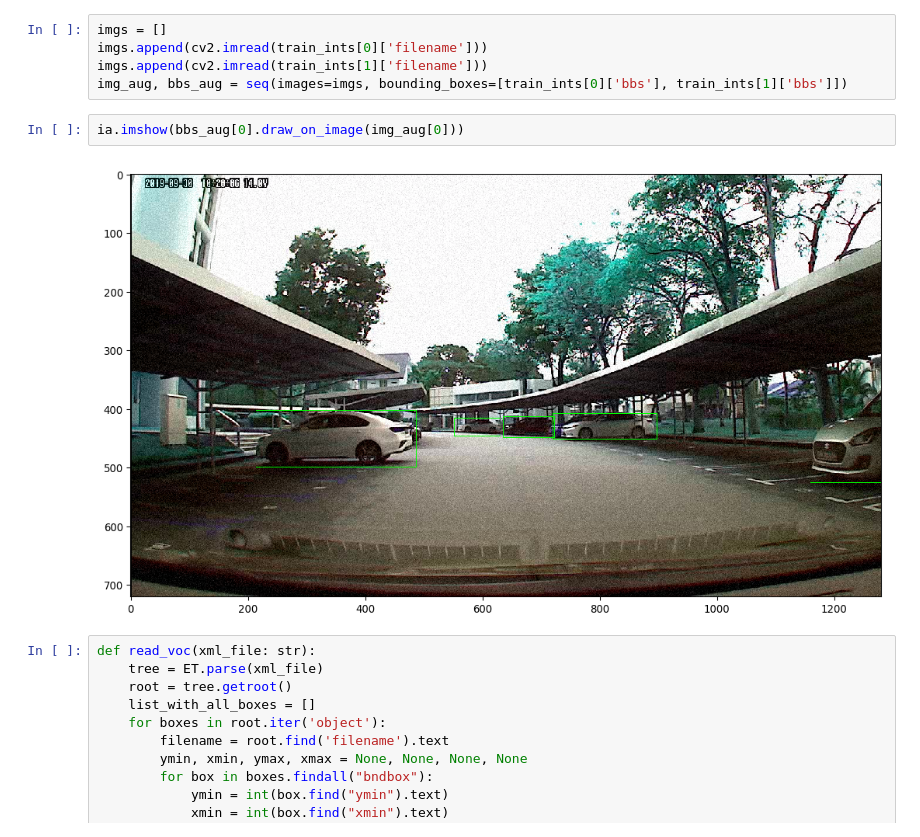
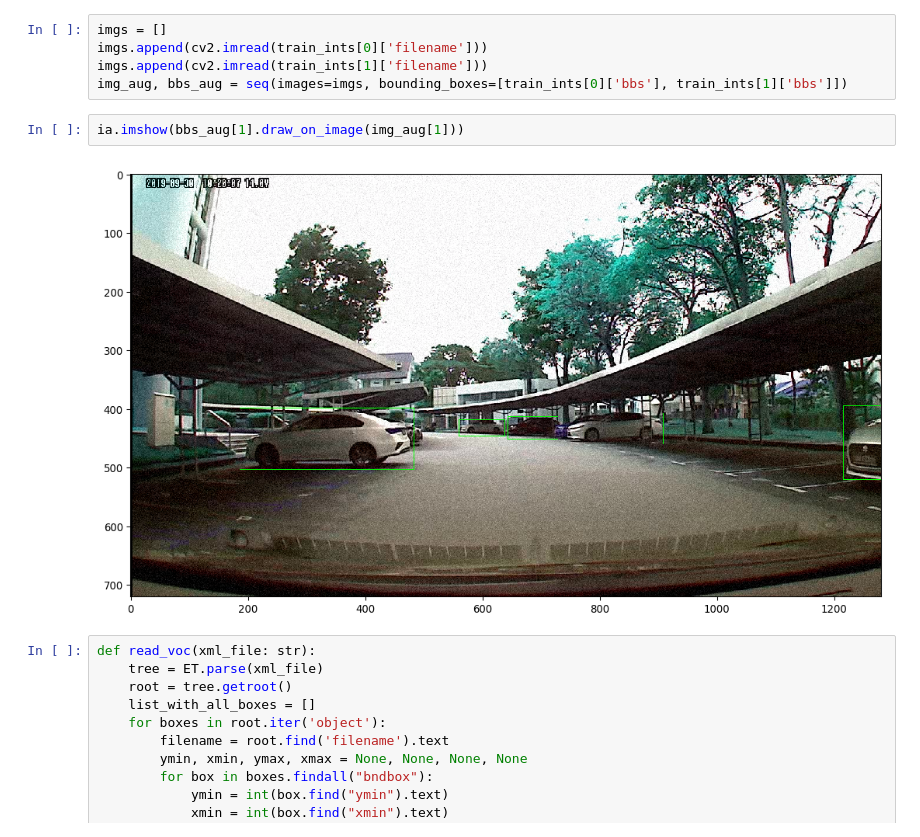
Before and after one commit to raymondng76/ISS-VSE-2019-09-23-IS1FT-CA1, a Jupyter notebook: code/CA1_YoloV3_Train_Test.ipynb, the cells around one changed output. Saved outputs shown, nothing was run; the diff lists cells and outputs as text.

```diff
--- a/code/CA1_YoloV3_Train_Test.ipynb
+++ b/code/CA1_YoloV3_Train_Test.ipynb
@@ -140,9 +139,9 @@ imgs.append(cv2.imread(train_ints[0]['filename']))
 imgs.append(cv2.imread(train_ints[1]['filename']))
 img_aug, bbs_aug = seq(images=imgs, bounding_boxes=[train_ints[0]['bbs'], train_ints[1]['bbs']])
 # %%
-ia.imshow(bbs_aug[0].draw_on_image(img_aug[0]))
+ia.imshow(bbs_aug[1].draw_on_image(img_aug[1]))
 # %% [output]
-[figure, old version]
+[figure, new version]
 # %%
 def read_voc(xml_file: str):
     tree = ET.parse(xml_file)
```
Also changed, not shown: parts of 1 cell of this notebook, 1 other file.
